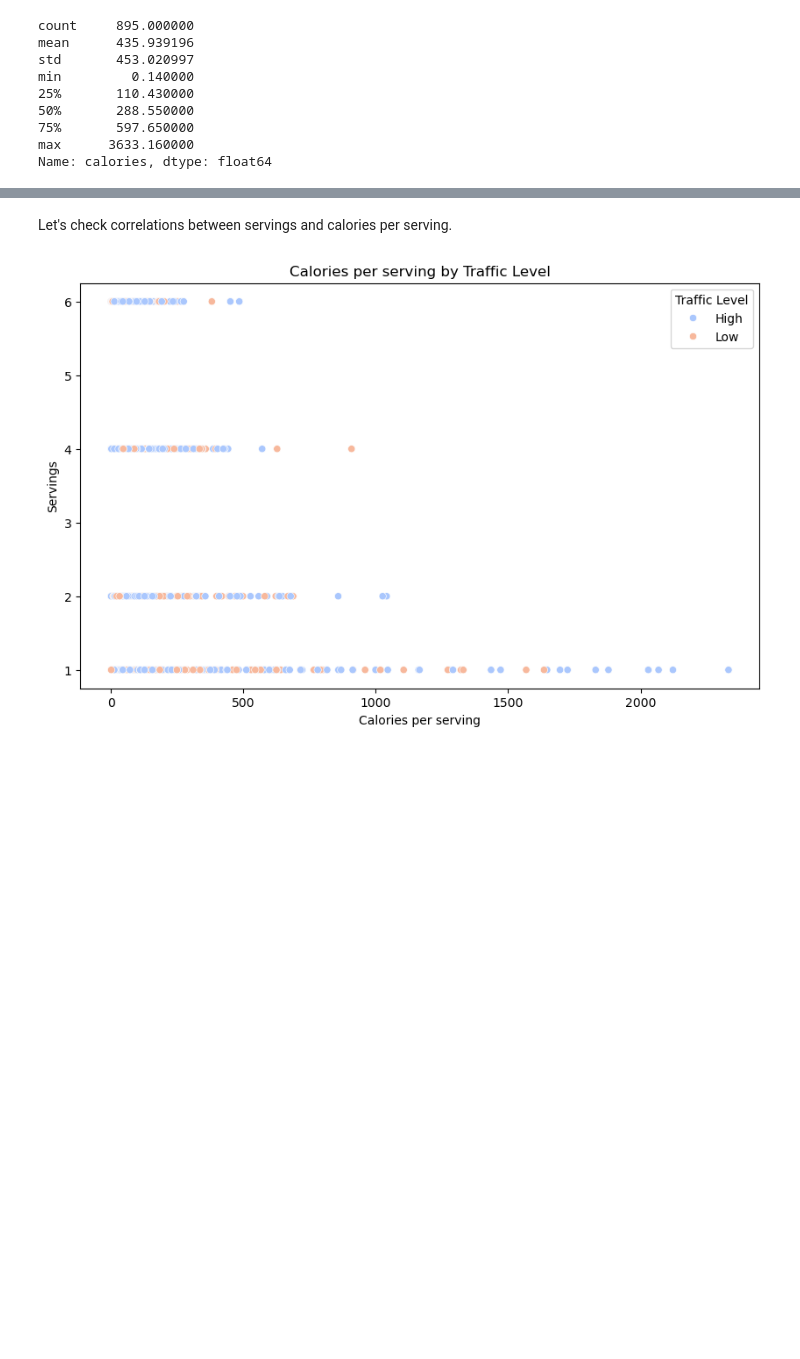
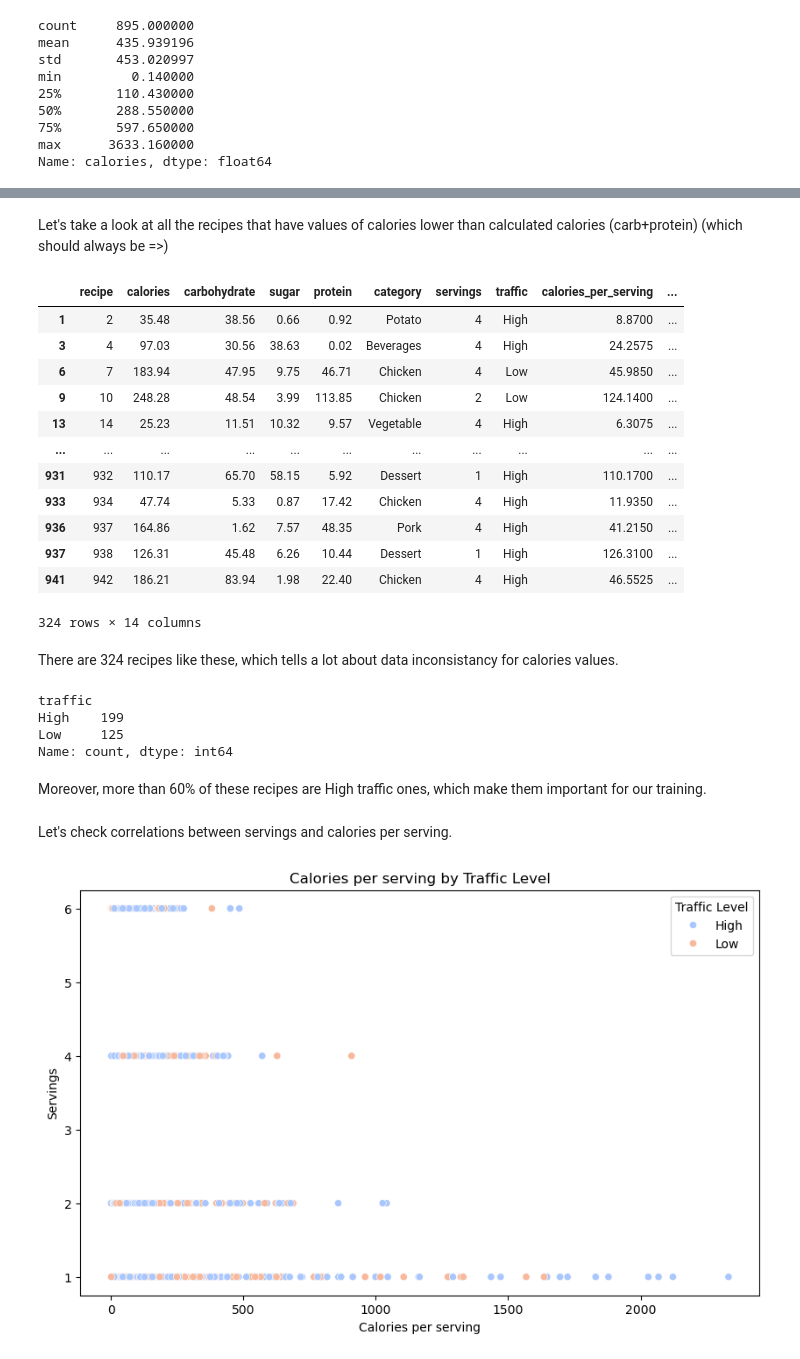
Before and after one commit to realivanivani/Recipe-Site-Traffic-Predictor, a Jupyter notebook: notebook_second_version.ipynb, the cells around one changed output, grey strips where cells are left out. Saved outputs shown, nothing was run; the diff lists cells and outputs as text; code cells hidden in the pictures; blank space fills up the shorter version.

```diff
--- a/notebook_second_version.ipynb
+++ b/notebook_second_version.ipynb
@@ -371,0 +375,4 @@ We can see that all the recipes have 1 serving, which probably indicates that th
+# %%
+# Feature engineering
+
+df['calculated_calories'] = df['protein'] * 4 + df['carbohydrate'] * 4
@@ -372,3 +400,32 @@ We can see that all the recipes have 1 serving, which probably indicates that th
+# %% [markdown]
+Let's take a look at all the recipes that have values of calories lower than calculated calories (carb+protein) (which should always be =>)
+# %%
+df[df.calories <= df.calculated_calories]
+# %% [output]
+|  | recipe | calories | carbohydrate | sugar | protein | category | servings | traffic | calories_per_serving | ... |
+| 1 | 2 | 35.48 | 38.56 | 0.66 | 0.92 | Potato | 4 | High | 8.8700 | ... |
+| 3 | 4 | 97.03 | 30.56 | 38.63 | 0.02 | Beverages | 4 | High | 24.2575 | ... |
+| 6 | 7 | 183.94 | 47.95 | 9.75 | 46.71 | Chicken | 4 | Low | 45.9850 | ... |
+| 9 | 10 | 248.28 | 48.54 | 3.99 | 113.85 | Chicken | 2 | Low | 124.1400 | ... |
+| 13 | 14 | 25.23 | 11.51 | 10.32 | 9.57 | Vegetable | 4 | High | 6.3075 | ... |
+| ... | ... | ... | ... | ... | ... | ... | ... | ... | ... | ... |
+| 931 | 932 | 110.17 | 65.70 | 58.15 | 5.92 | Dessert | 1 | High | 110.1700 | ... |
+| 933 | 934 | 47.74 | 5.33 | 0.87 | 17.42 | Chicken | 4 | High | 11.9350 | ... |
+| 936 | 937 | 164.86 | 1.62 | 7.57 | 48.35 | Pork | 4 | High | 41.2150 | ... |
+| 937 | 938 | 126.31 | 45.48 | 6.26 | 10.44 | Dessert | 1 | High | 126.3100 | ... |
+| 941 | 942 | 186.21 | 83.94 | 1.98 | 22.40 | Chicken | 4 | High | 46.5525 | ... |
+324 rows × 14 columns
+# %% [markdown]
+There are 324 recipes like these, which tells a lot about data inconsistancy for calories values.
+# %%
+df[df.calories <= df.calculated_calories].traffic.value_counts()
+# %% [output]
+traffic
+High    199
+Low     125
+Name: count, dtype: int64
+# %% [markdown]
+Moreover, more than 60% of these recipes are High traffic ones, which make them important for our training.
 # %% [markdown]
 Let's check correlations between servings and calories per serving.
 # %%
```
Also changed, not shown: parts of 9 cells of this notebook.
